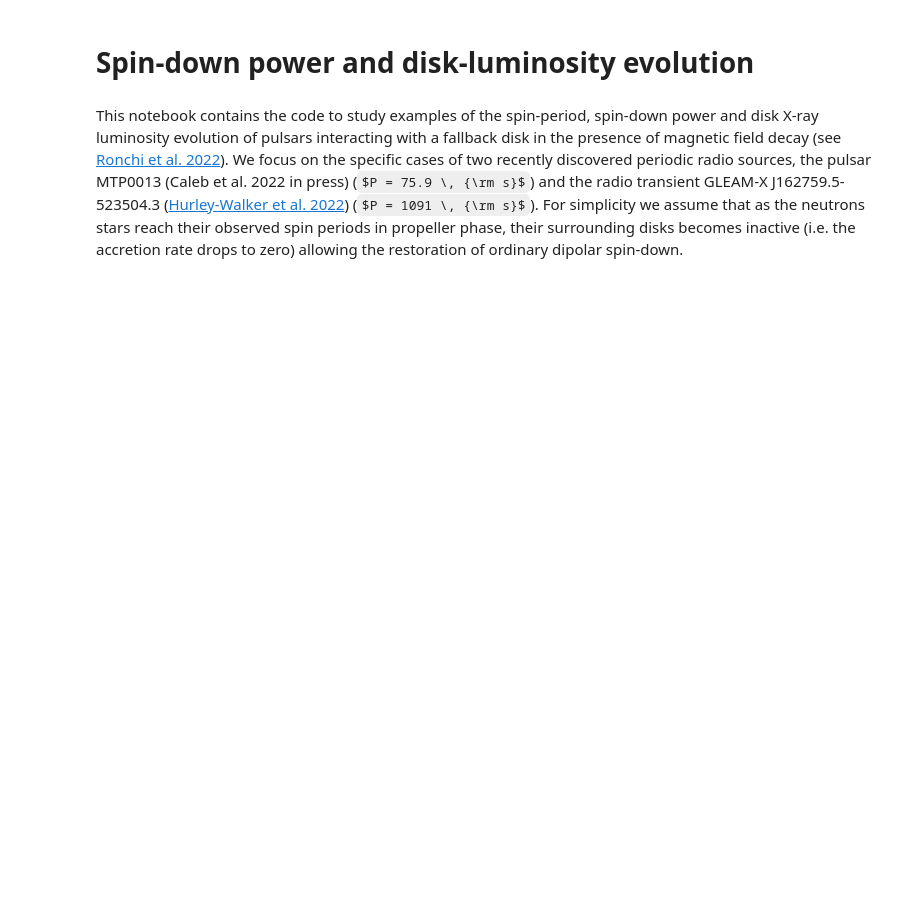
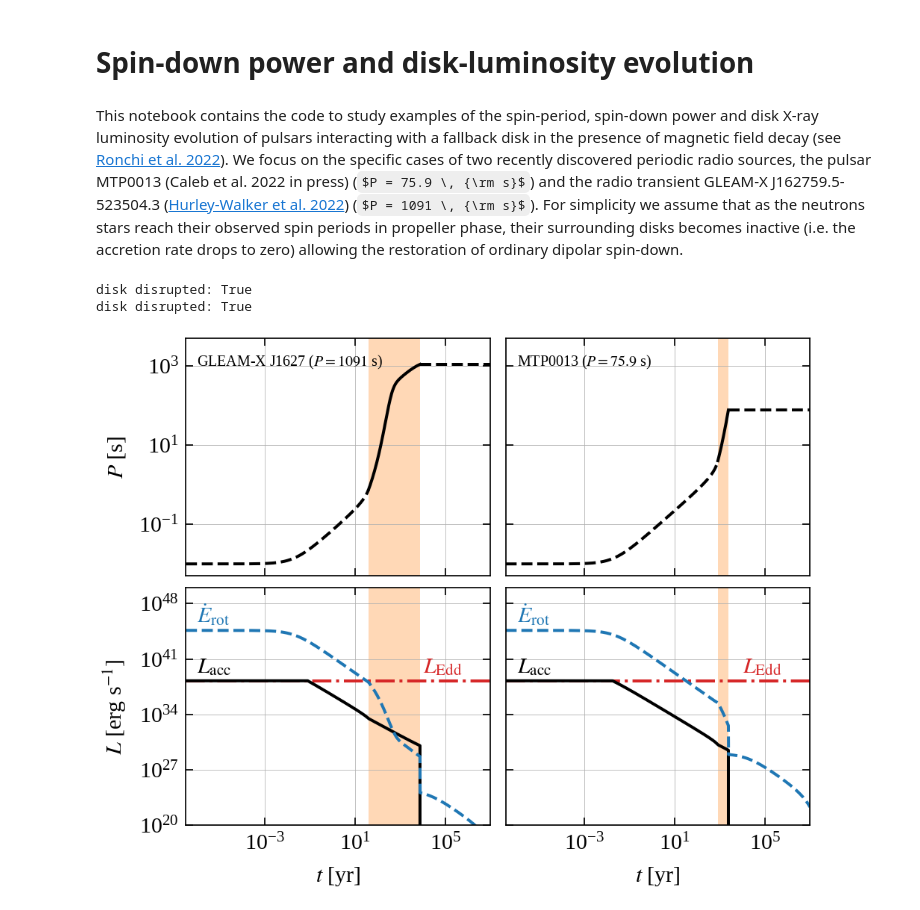
Before and after one commit to MicheleRonchi/pulsar_fallback, a Jupyter notebook: gleamx_mtp_evolution_example.ipynb, the cells around one changed output. Saved outputs shown, nothing was run; the diff lists cells and outputs as text; code cells hidden in the pictures; some formulas as TeX source; blank space fills up the shorter version.

Commit message:
Some changes to the plots in the jupyter notebooks.

```diff
--- a/gleamx_mtp_evolution_example.ipynb
+++ b/gleamx_mtp_evolution_example.ipynb
@@ -706,7 +706,7 @@ axs[0, 0].plot(
     rasterized=True,
 )
 axs[0, 0].axvspan(
-    xmin=t_prop_in, xmax=t_prop_end, facecolor="tab:red", alpha=0.3, rasterized=True,
+    xmin=t_prop_in, xmax=t_prop_end, facecolor="tab:orange", alpha=0.3, rasterized=True,
 )
 axs[0, 0].text(
     1.0e-6, 1.0e3, r"GLEAM-X J1627 ($P=1091$ s)", fontsize=20, rotation=0, color="black"
@@ -724,7 +724,7 @@ axs[1, 0].plot(
     time, Erot_dot, linestyle="--", linewidth=4, color="tab:blue",
 )
 axs[1, 0].axvspan(
-    xmin=t_prop_in, xmax=t_prop_end, facecolor="tab:red", alpha=0.3, rasterized=True,
+    xmin=t_prop_in, xmax=t_prop_end, facecolor="tab:orange", alpha=0.3, rasterized=True,
 )
 axs[1, 0].text(
     1.0e-6,
@@ -771,7 +771,7 @@ axs[0, 1].plot(
     rasterized=True,
 )
 axs[0, 1].axvspan(
-    xmin=t_prop_in, xmax=t_prop_end, facecolor="tab:red", alpha=0.3, rasterized=True,
+    xmin=t_prop_in, xmax=t_prop_end, facecolor="tab:orange", alpha=0.3, rasterized=True,
 )
 axs[0, 1].text(
     1.0e-6, 1.0e3, r"MTP0013 ($P=75.9$ s)", fontsize=20, rotation=0, color="black"
@@ -785,32 +785,36 @@ axs[1, 1].axhline(
 axs[1, 1].plot(
     time, L_x, linestyle="-", linewidth=4, color="black",
 )
 axs[1, 1].plot(
     time, Erot_dot, linestyle="--", linewidth=4, color="tab:blue",
 )
 axs[1, 1].axvspan(
-    xmin=t_prop_in, xmax=t_prop_end, facecolor="tab:red", alpha=0.3, rasterized=True,
+    xmin=t_prop_in, xmax=t_prop_end, facecolor="tab:orange", alpha=0.3, rasterized=True,
 )
 axs[1, 1].text(
     1.0e-6,
     Erot_dot[0] * 1.0e1,
     r"$\dot{E}_{\rm rot}$",
     fontsize=30,
     rotation=0,
     color="tab:blue",
 )
 axs[1, 1].text(
     1.0e-6, L_x[0] * 1.0e1, r"$L_{\rm acc}$", fontsize=30, rotation=0, color="black"
 )
 axs[1, 1].text(
     1.0e4, L_x[0] * 1.0e1, r"$L_{\rm Edd}$", fontsize=30, rotation=0, color="tab:red"
 )
 
 fig.set_tight_layout(False)
 fig.subplots_adjust(wspace=0.05, hspace=0.05, right=0.77)
 
 for ax in axs.flat:
     ax.label_outer()
 
-# fig.savefig("GLEAM_MTP_luminosity_Bdecay.pdf", bbox_inches="tight")
+fig.savefig("GLEAM_MTP_luminosity_Bdecay.pdf", bbox_inches="tight")
 plt.show()
+# %% [output]
+disk disrupted: True
+disk disrupted: True
+[figure, added]
```
Also changed, not shown: 1 other file.
